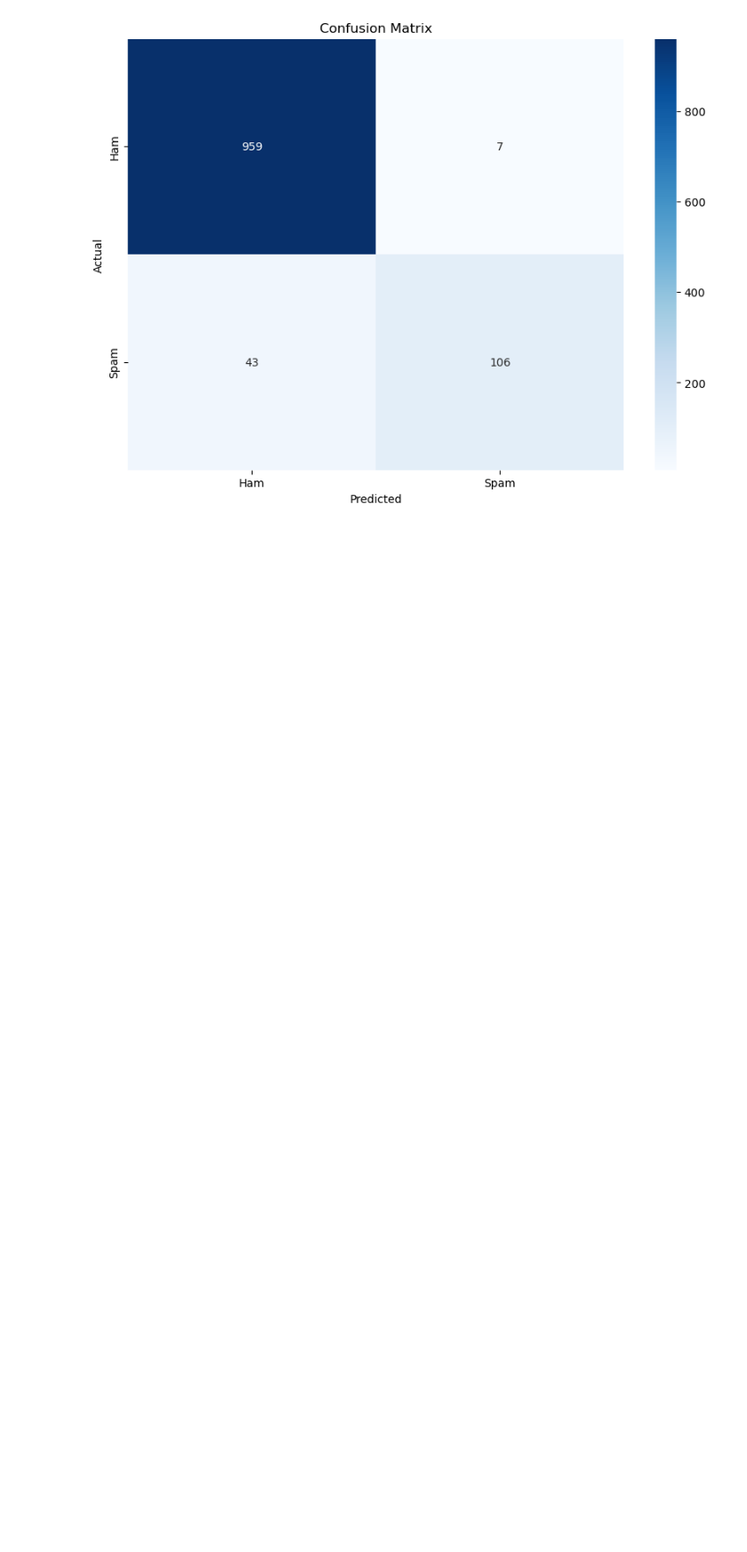
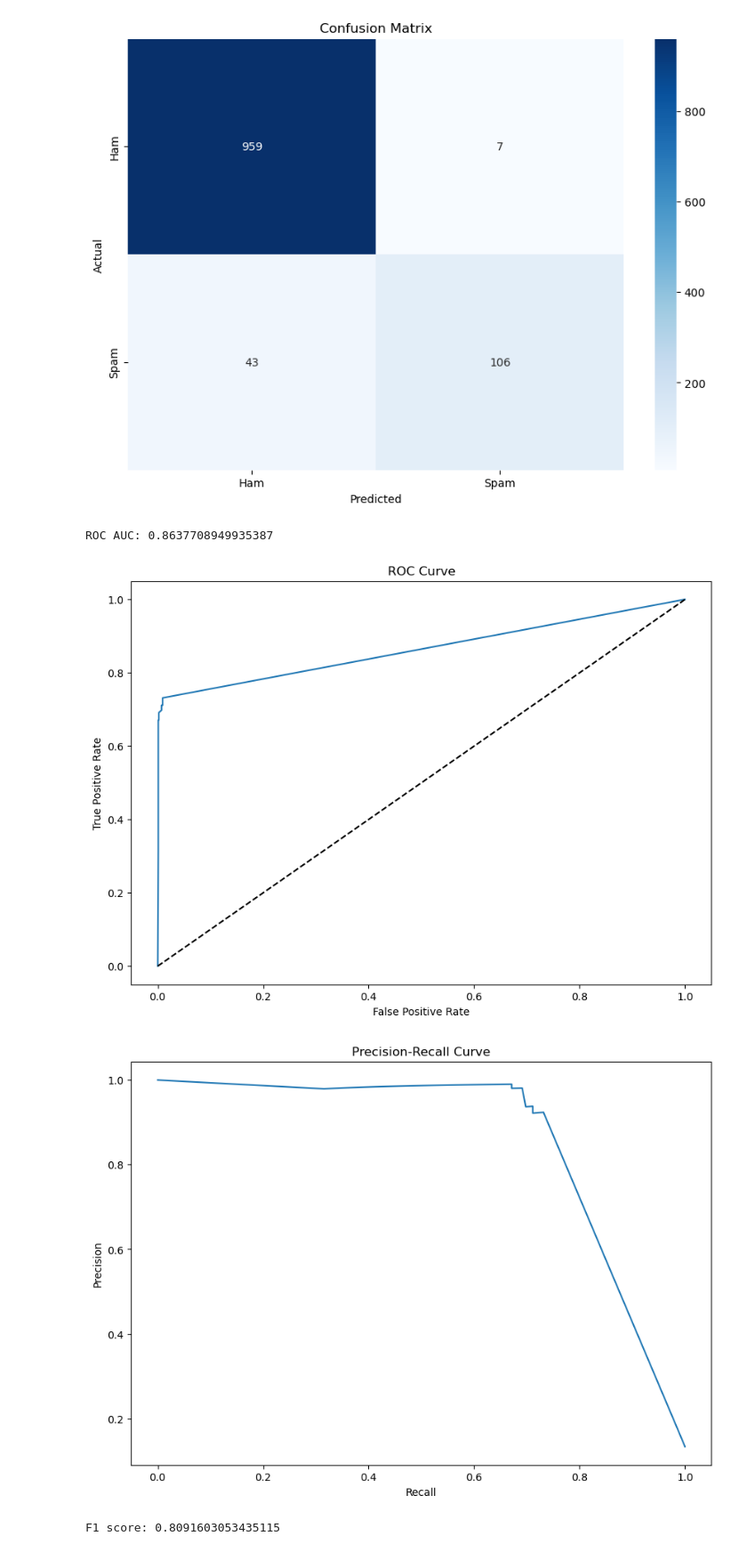
Before and after one commit to Urban-Dragonfly/kodilla-edu, a Jupyter notebook: NLP/spam.ipynb, the cells around one changed output. Shown: that part at 89% size. Drawn from its saved outputs; the diff is of its cells as text; code cells hidden in the pictures; blank space fills up the shorter version.

```diff
--- a/NLP/spam.ipynb
+++ b/NLP/spam.ipynb
@@ -164,3 +164,46 @@ plt.title('Confusion Matrix')
 plt.show()
 # %% [output]
 [figure]
+# %%
+# ROC AUC score
+from sklearn.metrics import roc_auc_score
+
+y_pred_proba = best_model.predict_proba(X_test_selected)[:, 1]
+roc_auc = roc_auc_score(y_test, y_pred_proba)
+print("ROC AUC:", roc_auc)
+
+# ROC curve
+from sklearn.metrics import roc_curve
+
+fpr, tpr, thresholds = roc_curve(y_test, y_pred_proba)
+
+plt.figure(figsize=(10, 7))
+plt.plot(fpr, tpr)
+plt.plot([0, 1], [0, 1], 'k--')
+plt.xlabel('False Positive Rate')
+plt.ylabel('True Positive Rate')
+plt.title('ROC Curve')
+plt.show()
+
+# Precision-recall curve
+from sklearn.metrics import precision_recall_curve
+
+precision, recall, thresholds = precision_recall_curve(y_test, y_pred_proba)
+
+plt.figure(figsize=(10, 7))
+plt.plot(recall, precision)
+plt.xlabel('Recall')
+plt.ylabel('Precision')
+plt.title('Precision-Recall Curve')
+plt.show()
+
+# F1 score
+from sklearn.metrics import f1_score
+
+f1 = f1_score(y_test, y_pred)
+print("F1 score:", f1)
+# %% [output]
+ROC AUC: 0.8637708949935387
+[figure, added]
+[figure, added]
+F1 score: 0.8091603053435115
```
